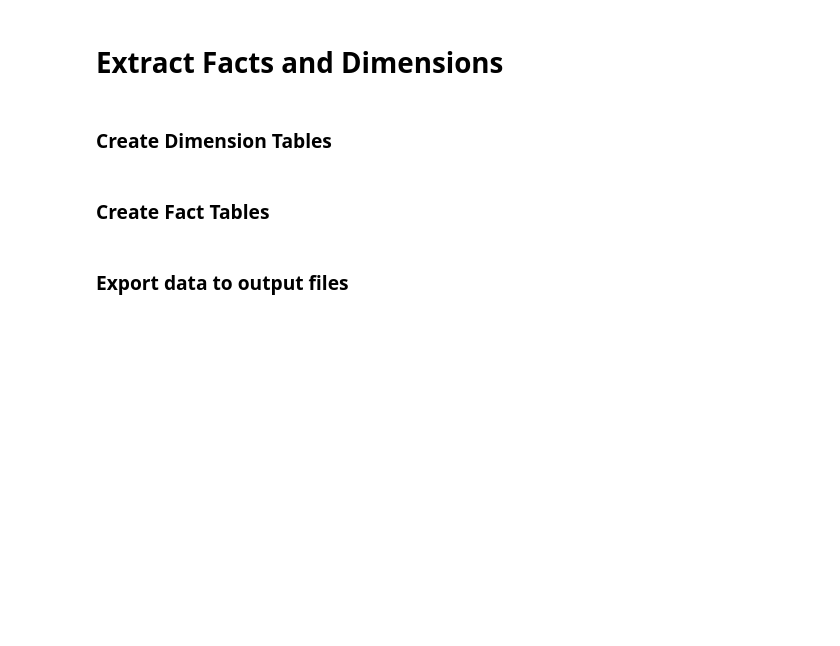
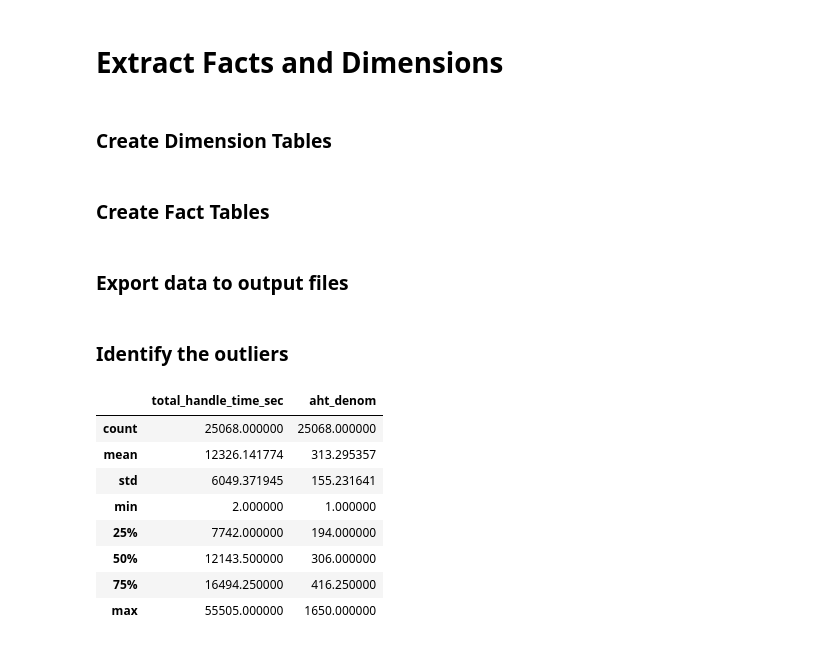
Before and after one commit to Tarifi-Hicham/Employee_Analysis, a Jupyter notebook: script.ipynb, the cells around one changed output. Cells and saved outputs as stored; diff of their text form; code cells hidden in the pictures; blank space fills up the shorter version.

Commit message:
chack for correlation and identify outliers in data

```diff
--- a/script.ipynb
+++ b/script.ipynb
@@ -362,0 +378,14 @@ employee_handle_fact.to_csv('output/Fact_Employee_handle.csv', index=False)
+# %% [markdown]
+### Identify the outliers
+# %%
+employee_handle_fact[['total_handle_time_sec', 'aht_denom']].describe()
+# %% [output]
+|  | total_handle_time_sec | aht_denom |
+| count | 25068.000000 | 25068.000000 |
+| mean | 12326.141774 | 313.295357 |
+| std | 6049.371945 | 155.231641 |
+| min | 2.000000 | 1.000000 |
+| 25% | 7742.000000 | 194.000000 |
+| 50% | 12143.500000 | 306.000000 |
+| 75% | 16494.250000 | 416.250000 |
+| max | 55505.000000 | 1650.000000 |
```
Also changed, not shown: parts of 8 cells of this notebook.
